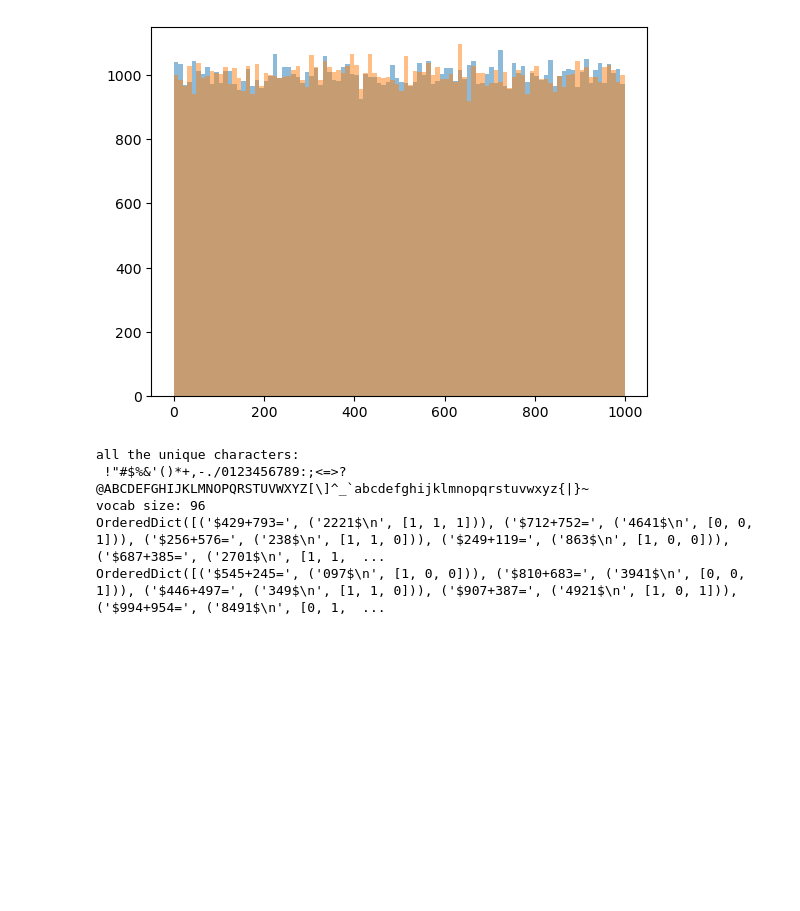
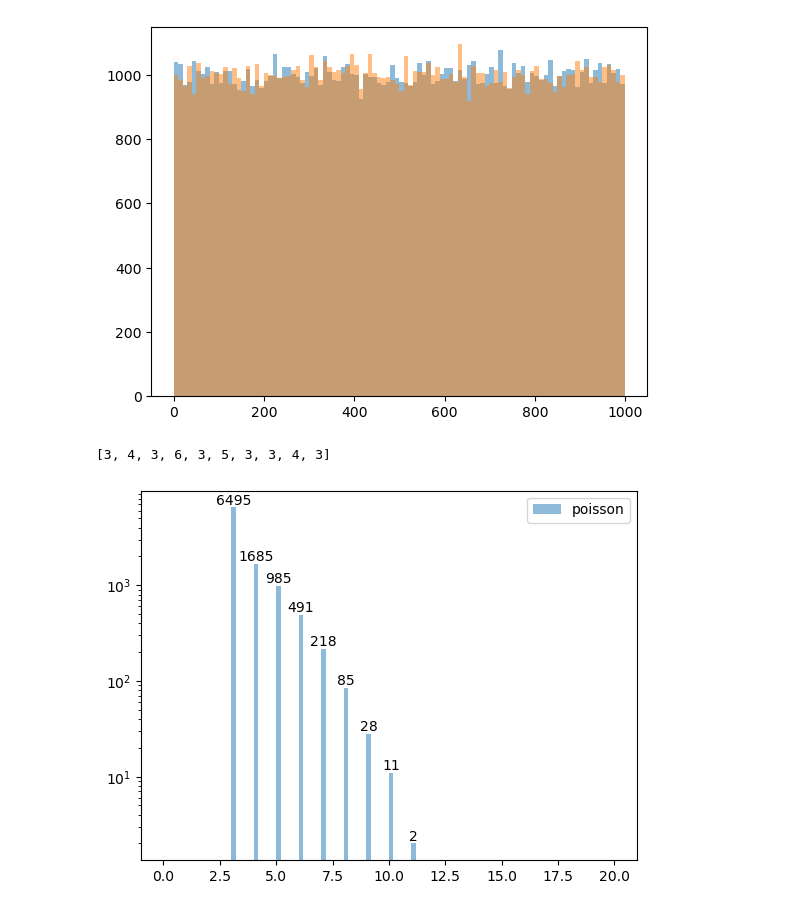
Before and after one commit to JackCai1206/transformer_arithmetic, a Jupyter notebook: check_dist.ipynb, the cells around one changed output. Drawn from its saved outputs; the diff is of its cells as text; code cells hidden in the pictures; blank space fills up the shorter version.

```diff
--- a/check_dist.ipynb
+++ b/check_dist.ipynb
@@ -31,17 +31,25 @@ for sampling_method in ['carry-first', 'uniform']:
 # %% [output]
 [figure]
 [figure]
-# %%
-from lib.data import get_train_test_loaders, get_char_encode_decode
-
-encode, decode, _ = get_char_encode_decode()
-train_dataloader, test_dataloaders = get_train_test_loaders(encode, config)
-
-print(train_dataloader.dataset.train_data)
-print(train_dataloader.dataset.test_data)
-# %% [output]
-all the unique characters:
- !"#$%&'()*+,-./0123456789:;<=>?@ABCDEFGHIJKLMNOPQRSTUVWXYZ[\]^_`abcdefghijklmnopqrstuvwxyz{|}~
-vocab size: 96
-OrderedDict([('$429+793=', ('2221$\n', [1, 1, 1])), ('$712+752=', ('4641$\n', [0, 0, 1])), ('$256+576=', ('238$\n', [1, 1, 0])), ('$249+119=', ('863$\n', [1, 0, 0])), ('$687+385=', ('2701$\n', [1, 1,  ...
-OrderedDict([('$545+245=', ('097$\n', [1, 0, 0])), ('$810+683=', ('3941$\n', [0, 0, 1])), ('$446+497=', ('349$\n', [1, 1, 0])), ('$907+387=', ('4921$\n', [1, 0, 1])), ('$994+954=', ('8491$\n', [0, 1,  ...
+# %%
+import numpy as np
+from matplotlib import pyplot as plt
+from lib.utils.addition_utils import sample_n_digit_old
+
+for dist in ['poisson']:
+    samples = []
+    for _ in range(10000):
+
+        samples.append(sample_n_digit_old(3, dist, params=3.5))
+
+    print(samples[:10])
+
+    counts, edges, bars = plt.hist(samples, bins=100, alpha=0.5, label=dist, range=(0,20))
+    plt.bar_label(bars)
+
+plt.yscale('log')
+plt.legend()
+plt.show()
+# %% [output]
+[3, 4, 3, 6, 3, 5, 3, 3, 4, 3]
+[figure, added]
```
Also changed, not shown: parts of 9 cells of this notebook, 23 other files.
